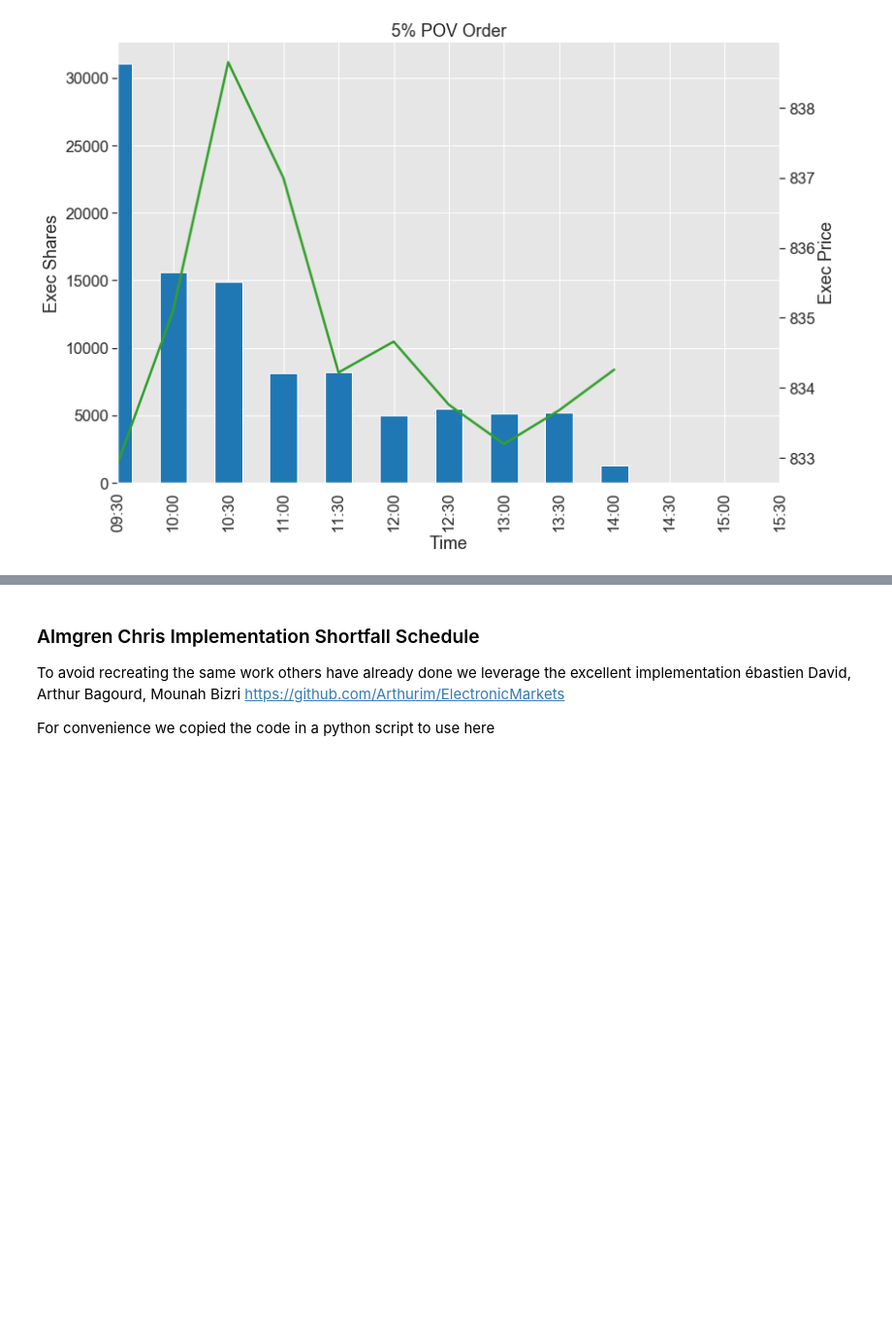
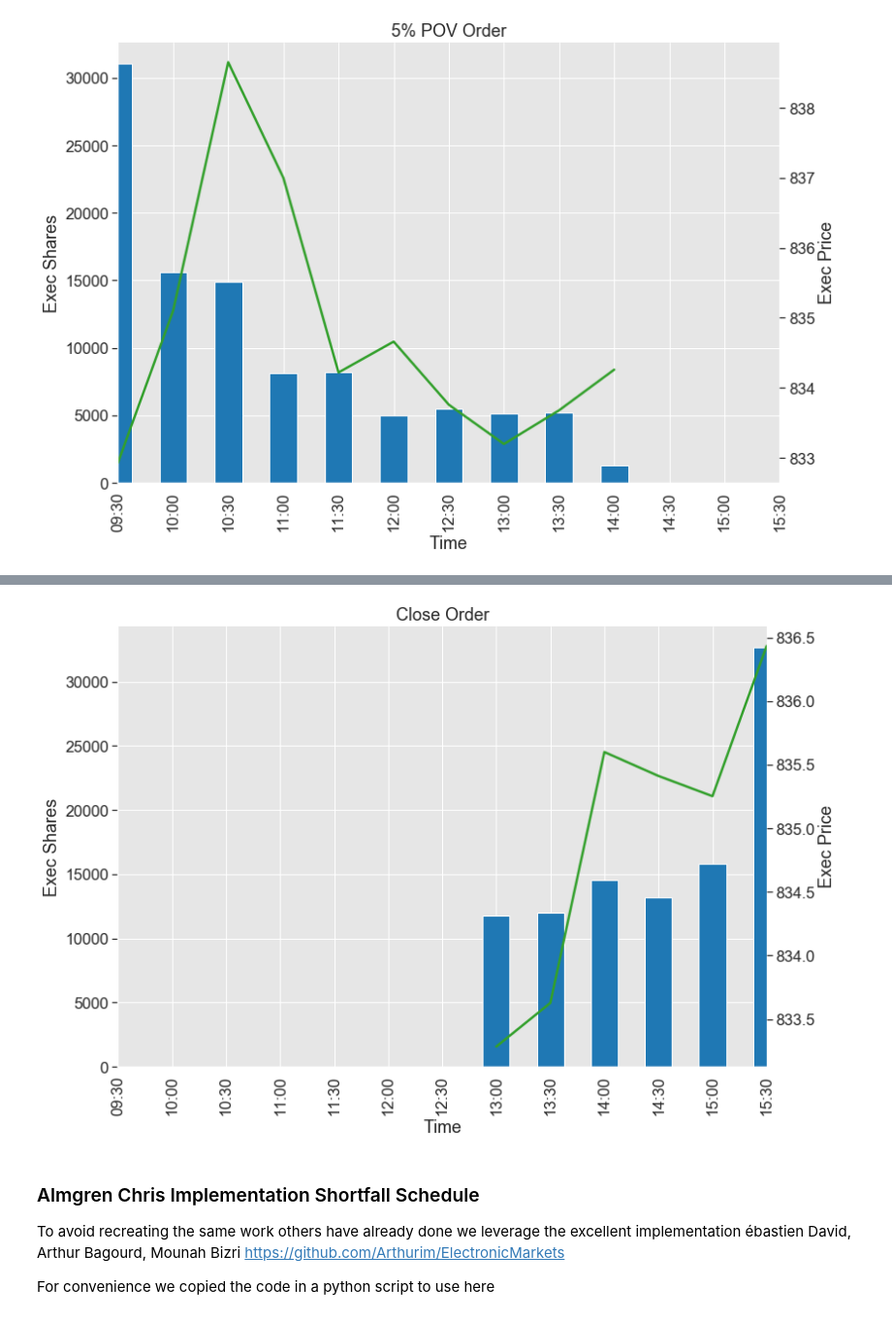
Before and after one commit to FinTrek/algo_trading_book, a Jupyter notebook: notebooks/Execution_Strategies.ipynb, the cells around one changed output, grey strips where cells are left out. Shown at 97% size. Saved outputs shown, nothing was run; the diff lists cells and outputs as text; code cells hidden in the pictures; blank space fills up the shorter version.

Commit message:
cleaned up and added close chart

```diff
--- a/notebooks/Execution_Strategies.ipynb
+++ b/notebooks/Execution_Strategies.ipynb
@@ -146,3 +152,30 @@ plt.show()
+# %%
+order = 100000
+close = amzn_profile.copy().rename(columns={'profile':'exec_shares'})
+close.iloc[:210,0] = 0
+close.iloc[210:,0] = (close.iloc[210:,0]/close.iloc[210:,0].sum())*order
+close = close.assign(exec_price = min_vwap.vwap.values,exec_shares = np.round(close.exec_shares/100)*100 )
+# %%
+e_lots = int((order - close.exec_shares.sum())/100)
+close.iloc[np.random.choice(range(210,390),np.abs(e_lots)),0] += np.sign(e_lots)*100
+# %%
+bin_30_c = close.reset_index().groupby(pd.Grouper(key='time', freq='30MIN')).apply(bin_30_f).reset_index()
+bin_30_p = bin_30_c.reset_index().assign(time_str = pd.to_datetime(bin_30_c.time).dt.strftime("%H:%M"))
+fix, ax = plt.subplots(figsize=(12,8))
+_ = bin_30_p.plot.bar(x='time_str',y='exec_shares',ax =ax,color='C1',legend=None)
+_ = ax.set_xlabel('Time')
+_ = ax.set_ylabel('Exec Shares')
+ax2 = ax.twinx()
+_ = bin_30_p.plot(x='time_str',y='exec_price',color='C3',ax=ax2,legend=None)
+_ = ax2.set_ylabel('Exec Price')
+_ = ax2.grid(None)
+sns.despine()
+plt.tight_layout()
+plt.savefig('./book/chapters/chapter_exec_models/figures/close.png', format='png', dpi=300)
+plt.title('Close Order')
+plt.show()
+# %% [output]
+[figure, added]
 # %% [markdown]
 ### Almgren Chris Implementation Shortfall Schedule
 
```
Also changed, not shown: parts of 1 cell of this notebook, 2 other files.
